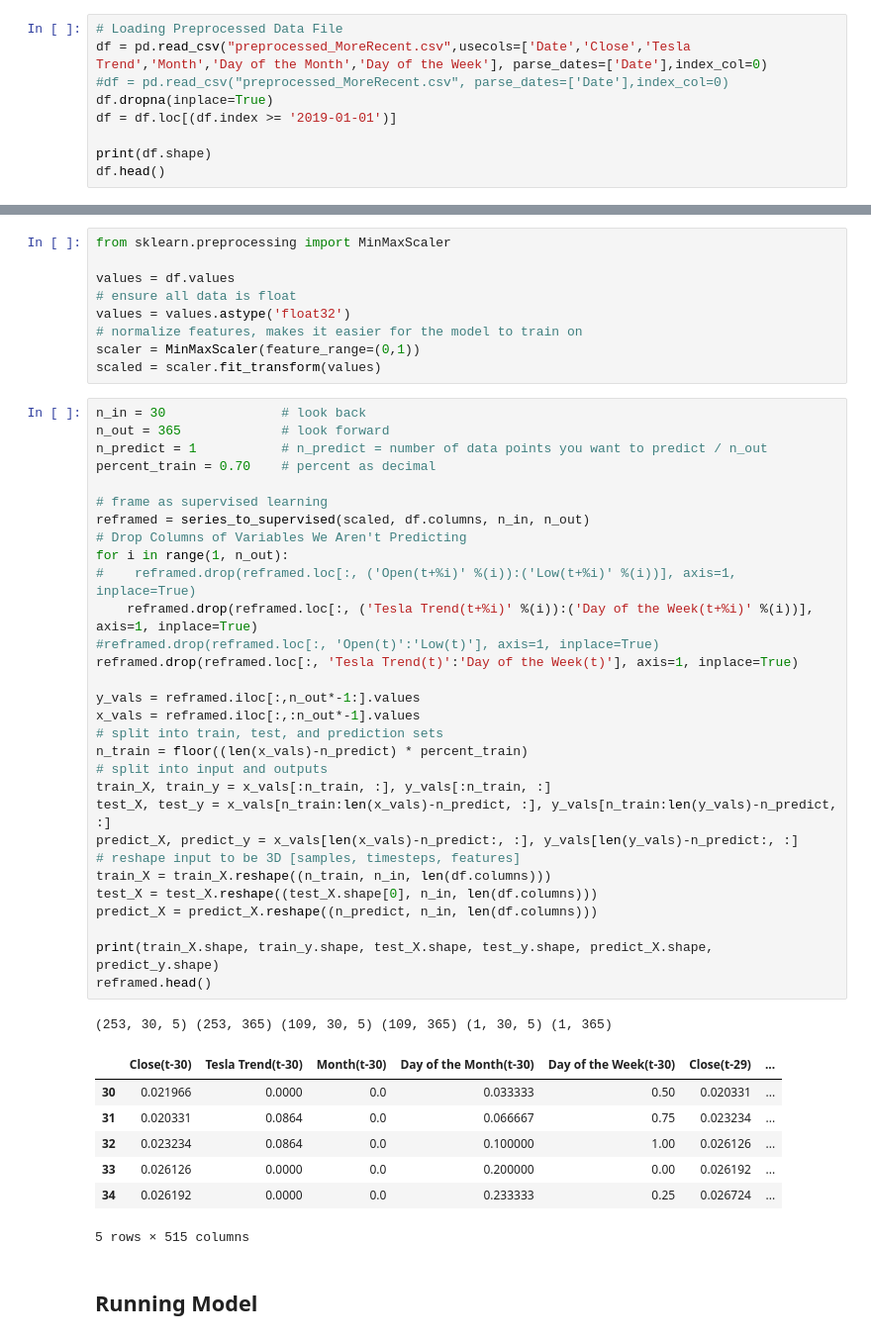
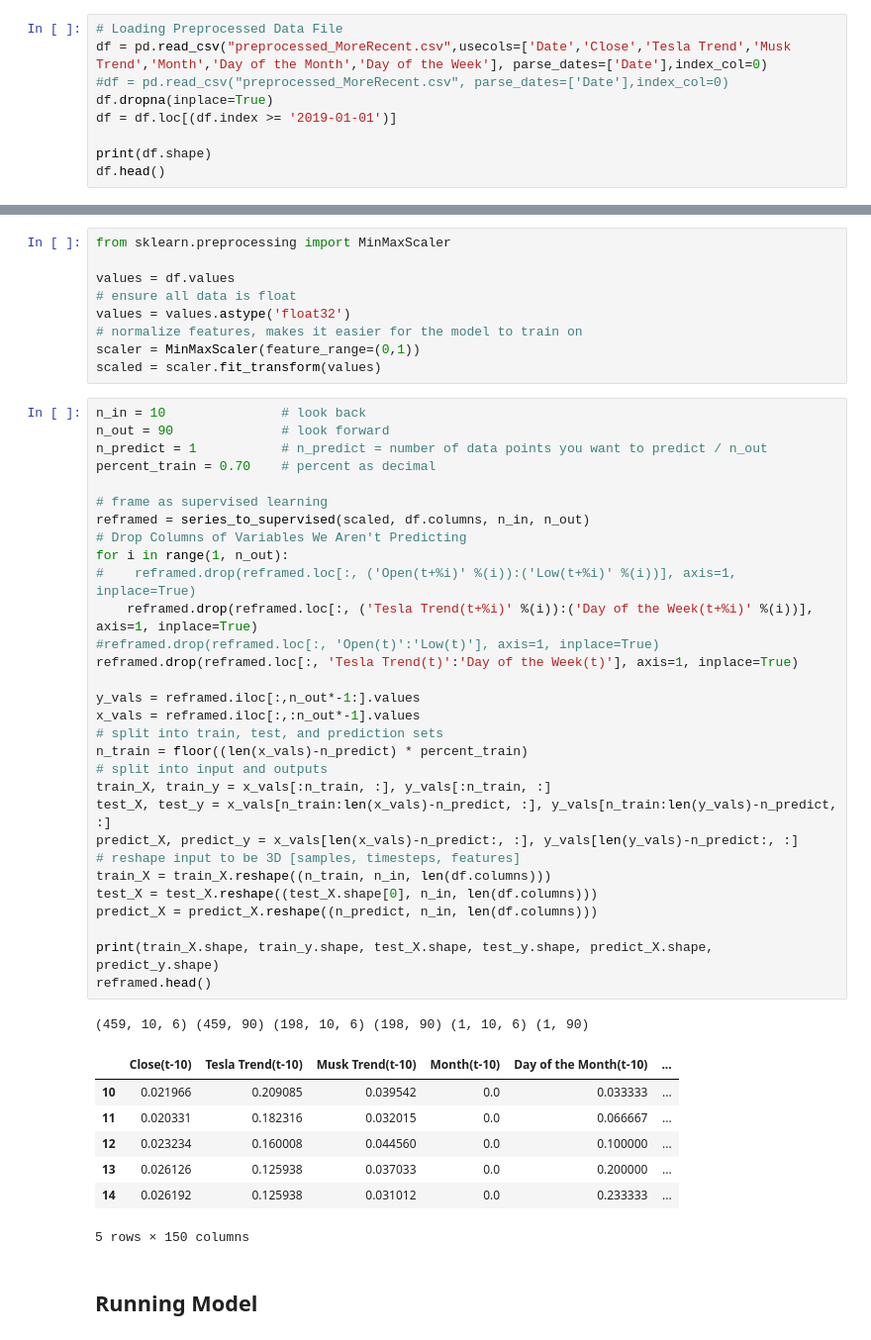
Before and after one commit to TLChilton/Senior_Capstone, a Jupyter notebook: Thomas/LSTMTestBed.ipynb, the cells around one changed output, grey strips where cells are left out. Shown at 99% size. Saved outputs shown, nothing was run; the diff lists cells and outputs as text.

```diff
--- a/Thomas/LSTMTestBed.ipynb
+++ b/Thomas/LSTMTestBed.ipynb
@@ -34,7 +48,7 @@ from statistics import mean
 ## Preparing Data
 # %%
 # Loading Preprocessed Data File
-df = pd.read_csv("preprocessed_MoreRecent.csv",usecols=['Date','Close','Tesla Trend','Month','Day of the Month','Day of the Week'], parse_dates=['Date'],index_col=0)
+df = pd.read_csv("preprocessed_MoreRecent.csv",usecols=['Date','Close','Tesla Trend','Musk Trend','Month','Day of the Month','Day of the Week'], parse_dates=['Date'],index_col=0)
 #df = pd.read_csv("preprocessed_MoreRecent.csv", parse_dates=['Date'],index_col=0)
 df.dropna(inplace=True)
 df = df.loc[(df.index >= '2019-01-01')]
@@ -97,44 +119,44 @@ values = values.astype('float32')
 scaler = MinMaxScaler(feature_range=(0,1))
 scaled = scaler.fit_transform(values)
 # %%
-n_in = 30               # look back
-n_out = 365             # look forward
+n_in = 10               # look back
+n_out = 90              # look forward
 n_predict = 1           # n_predict = number of data points you want to predict / n_out
 percent_train = 0.70    # percent as decimal
 
 # frame as supervised learning
 reframed = series_to_supervised(scaled, df.columns, n_in, n_out)
 # Drop Columns of Variables We Aren't Predicting
 for i in range(1, n_out):
 #    reframed.drop(reframed.loc[:, ('Open(t+%i)' %(i)):('Low(t+%i)' %(i))], axis=1, inplace=True)
     reframed.drop(reframed.loc[:, ('Tesla Trend(t+%i)' %(i)):('Day of the Week(t+%i)' %(i))], axis=1, inplace=True)
 #reframed.drop(reframed.loc[:, 'Open(t)':'Low(t)'], axis=1, inplace=True)
 reframed.drop(reframed.loc[:, 'Tesla Trend(t)':'Day of the Week(t)'], axis=1, inplace=True)
 
 y_vals = reframed.iloc[:,n_out*-1:].values
 x_vals = reframed.iloc[:,:n_out*-1].values
 # split into train, test, and prediction sets
 n_train = floor((len(x_vals)-n_predict) * percent_train)
 # split into input and outputs
 train_X, train_y = x_vals[:n_train, :], y_vals[:n_train, :]
 test_X, test_y = x_vals[n_train:len(x_vals)-n_predict, :], y_vals[n_train:len(y_vals)-n_predict, :]
 predict_X, predict_y = x_vals[len(x_vals)-n_predict:, :], y_vals[len(y_vals)-n_predict:, :]
 # reshape input to be 3D [samples, timesteps, features]
 train_X = train_X.reshape((n_train, n_in, len(df.columns)))
 test_X = test_X.reshape((test_X.shape[0], n_in, len(df.columns)))
 predict_X = predict_X.reshape((n_predict, n_in, len(df.columns)))
 
 print(train_X.shape, train_y.shape, test_X.shape, test_y.shape, predict_X.shape, predict_y.shape)
 reframed.head()
 # %% [output]
-(253, 30, 5) (253, 365) (109, 30, 5) (109, 365) (1, 30, 5) (1, 365)
+(459, 10, 6) (459, 90) (198, 10, 6) (198, 90) (1, 10, 6) (1, 90)
-|  | Close(t-30) | Tesla Trend(t-30) | Month(t-30) | Day of the Month(t-30) | Day of the Week(t-30) | Close(t-29) | ... |
-| 30 | 0.021966 | 0.0000 | 0.0 | 0.033333 | 0.50 | 0.020331 | ... |
-| 31 | 0.020331 | 0.0864 | 0.0 | 0.066667 | 0.75 | 0.023234 | ... |
-| 32 | 0.023234 | 0.0864 | 0.0 | 0.100000 | 1.00 | 0.026126 | ... |
-| 33 | 0.026126 | 0.0000 | 0.0 | 0.200000 | 0.00 | 0.026192 | ... |
-| 34 | 0.026192 | 0.0000 | 0.0 | 0.233333 | 0.25 | 0.026724 | ... |
+|  | Close(t-10) | Tesla Trend(t-10) | Musk Trend(t-10) | Month(t-10) | Day of the Month(t-10) | ... |
+| 10 | 0.021966 | 0.209085 | 0.039542 | 0.0 | 0.033333 | ... |
+| 11 | 0.020331 | 0.182316 | 0.032015 | 0.0 | 0.066667 | ... |
+| 12 | 0.023234 | 0.160008 | 0.044560 | 0.0 | 0.100000 | ... |
+| 13 | 0.026126 | 0.125938 | 0.037033 | 0.0 | 0.200000 | ... |
+| 14 | 0.026192 | 0.125938 | 0.031012 | 0.0 | 0.233333 | ... |
-5 rows × 515 columns
+5 rows × 150 columns
 # %% [markdown]
 ## Running Model
 # %% [markdown]
```
Also changed, not shown: parts of 11 cells of this notebook, 1 other file.
